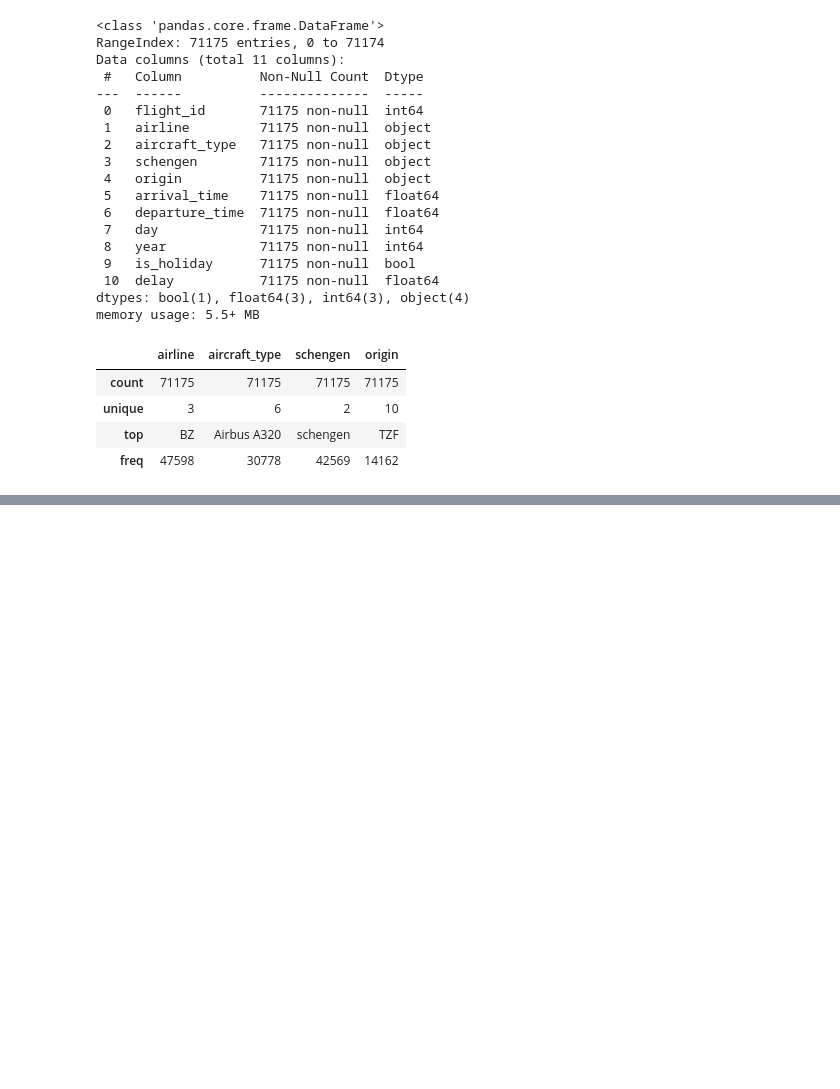
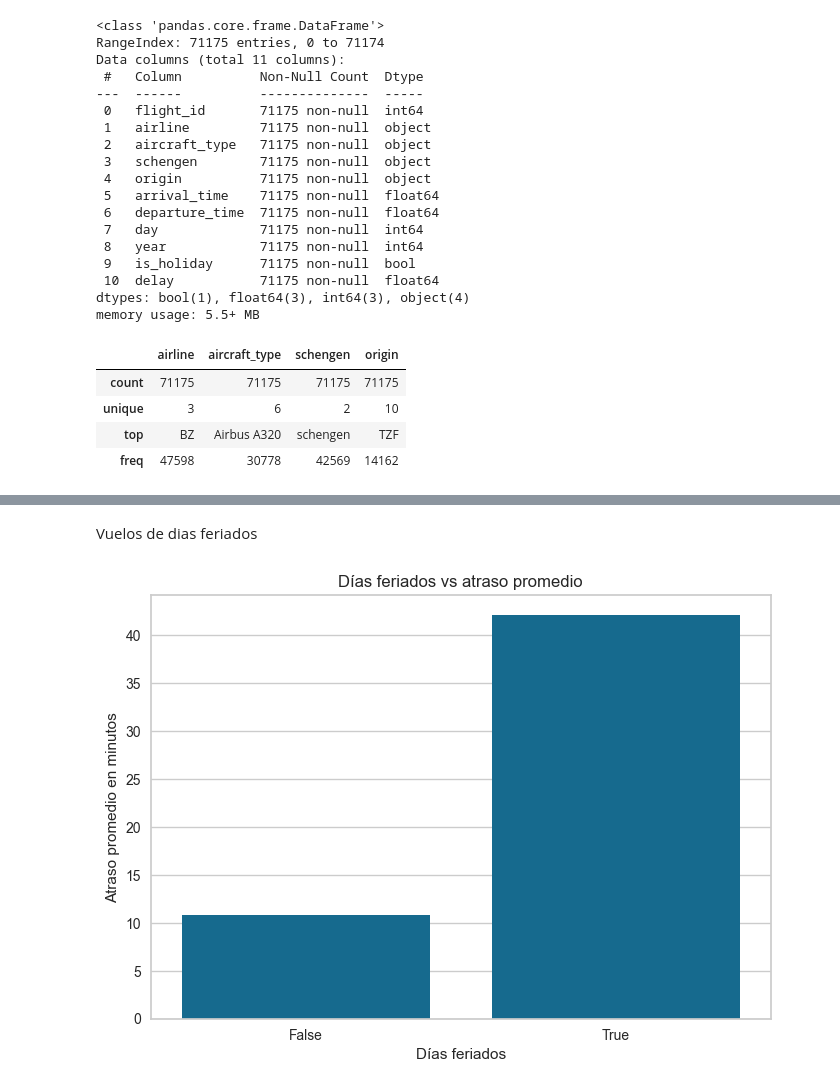
Before and after one commit to Liuz8/Estadisticas_y_Machine_Learning, a Jupyter notebook: optimizacion_aeroportuaria.ipynb, the cells around one changed output, grey strips where cells are left out. Cells and saved outputs as stored; diff of their text form; code cells hidden in the pictures; blank space fills up the shorter version.

```diff
--- a/optimizacion_aeroportuaria.ipynb
+++ b/optimizacion_aeroportuaria.ipynb
@@ -77,0 +113,11 @@ datos.describe(include='O')
+# %% [markdown]
+Vuelos de dias feriados
+# %%
+avg_delay = datos.groupby('is_holiday')['delay'].mean().reset_index()
+sns.barplot(x='is_holiday',y='delay',data=avg_delay)
+plt.title('Días feriados vs atraso promedio')
+plt.xlabel('Días feriados')
+plt.ylabel('Atraso promedio en minutos')
+plt.show()
+# %% [output]
+[figure, added]
```
Also changed, not shown: parts of 3 cells of this notebook.
